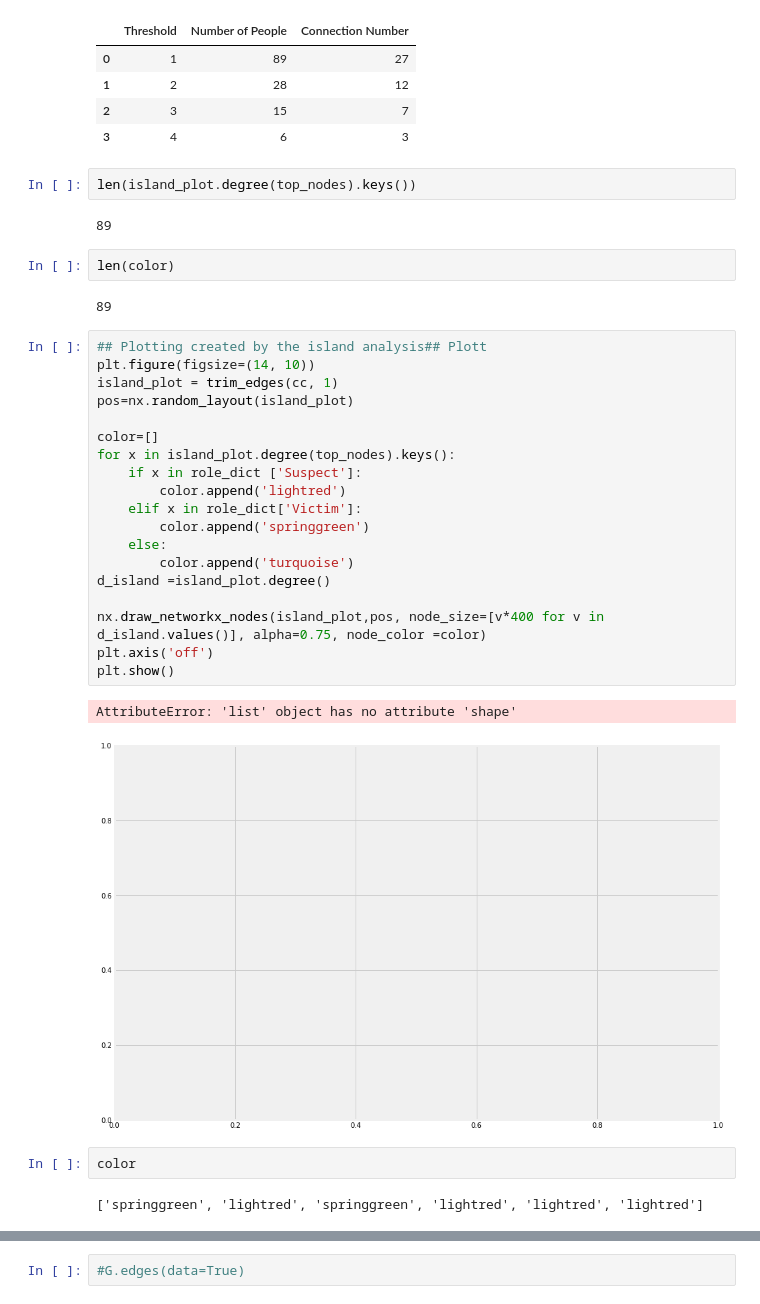
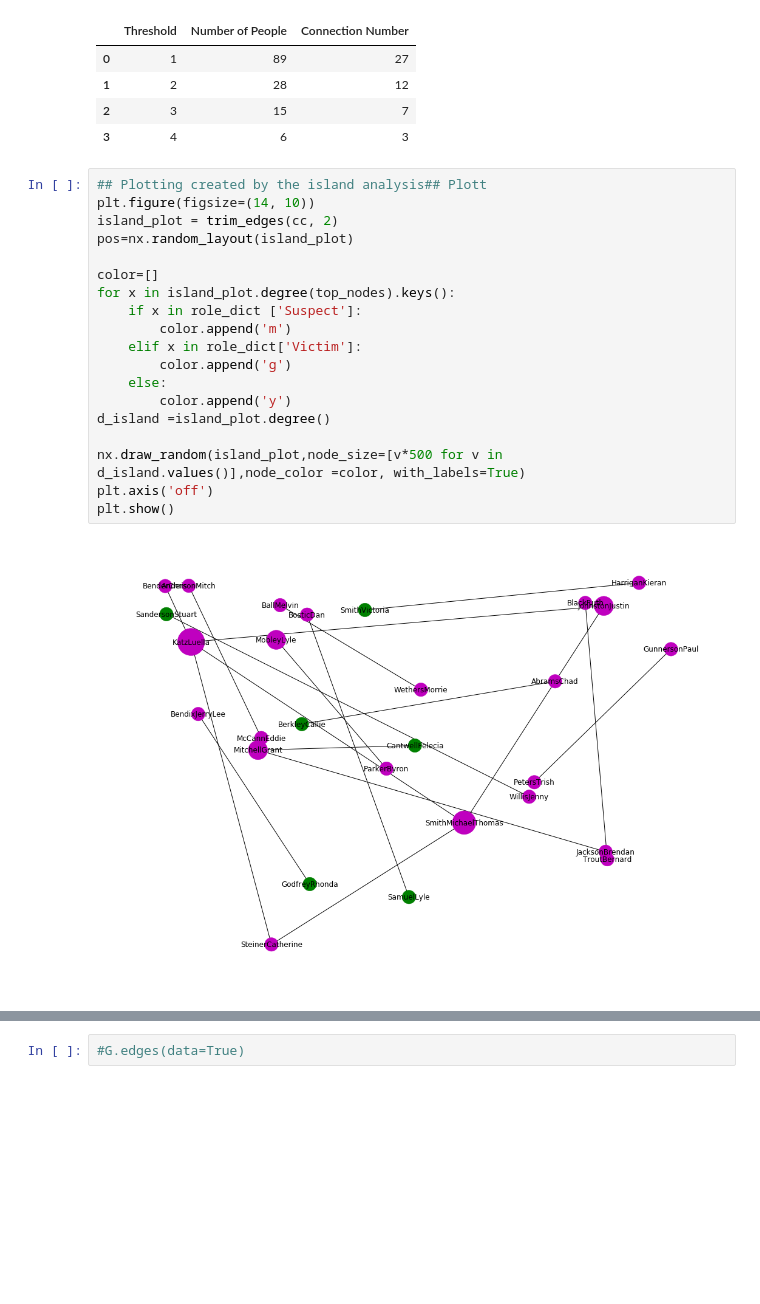
Before and after one commit to silverrainb/web-analytics, a Jupyter notebook: project2/Project2 Meaghan 07-01-18.ipynb, the cells around one changed output, grey strips where cells are left out. Cells and saved outputs as stored; diff of their text form; blank space fills up the shorter version.

```diff
--- a/project2/Project2 Meaghan 07-01-18.ipynb
+++ b/project2/Project2 Meaghan 07-01-18.ipynb
@@ -298,37 +278,24 @@ islan_df
 | 1 | 2 | 28 | 12 |
 | 2 | 3 | 15 | 7 |
 | 3 | 4 | 6 | 3 |
-# %%
-len(island_plot.degree(top_nodes).keys())
-# %% [output]
-89
-# %%
-len(color)
-# %% [output]
-89
 # %%
 ## Plotting created by the island analysis## Plott
 plt.figure(figsize=(14, 10))
-island_plot = trim_edges(cc, 1)
+island_plot = trim_edges(cc, 2)
 pos=nx.random_layout(island_plot)
 
 color=[]
 for x in island_plot.degree(top_nodes).keys():
     if x in role_dict ['Suspect']:
-        color.append('lightred')
+        color.append('m')
     elif x in role_dict['Victim']:
-        color.append('springgreen')
+        color.append('g')
     else:
-        color.append('turquoise')
+        color.append('y')
 d_island =island_plot.degree()
 
-nx.draw_networkx_nodes(island_plot,pos, node_size=[v*400 for v in d_island.values()], alpha=0.75, node_color =color)
+nx.draw_random(island_plot,node_size=[v*500 for v in d_island.values()],node_color =color, with_labels=True)
 plt.axis('off')
 plt.show()
 # %% [output]
-AttributeError: 'list' object has no attribute 'shape'
-[figure, old version]
+[figure, new version]
-# %%
-color
-# %% [output]
-['springgreen', 'lightred', 'springgreen', 'lightred', 'lightred', 'lightred']
```
Also changed, not shown: parts of 2 cells of this notebook.
